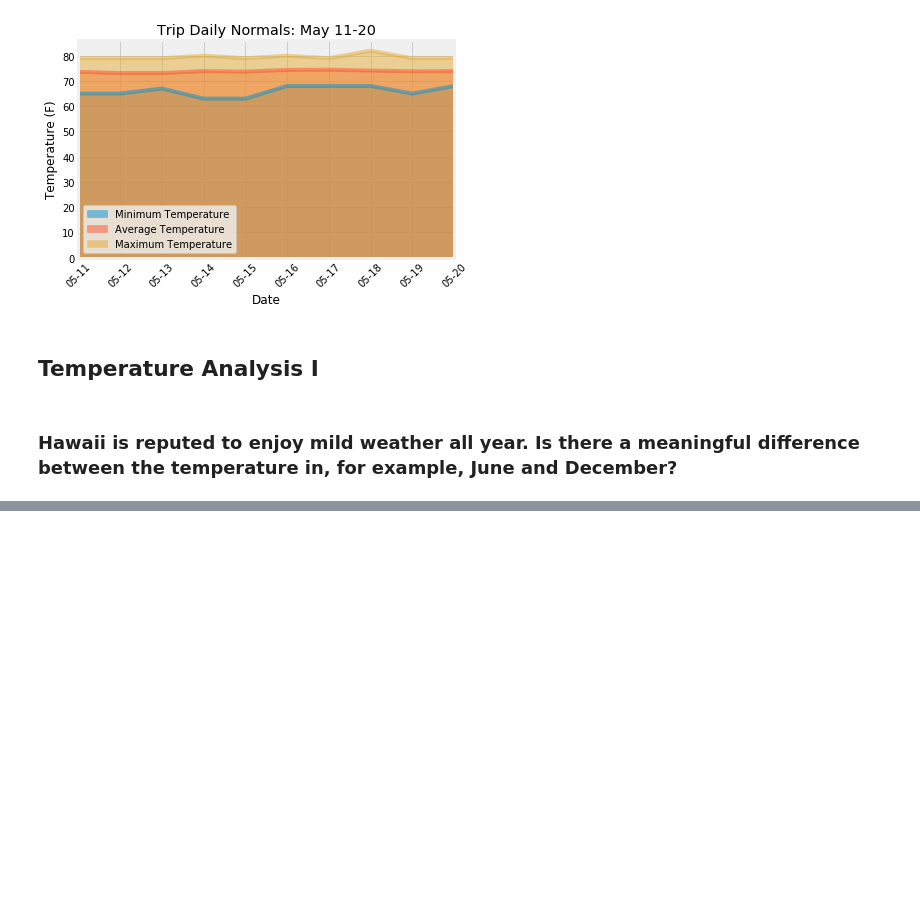
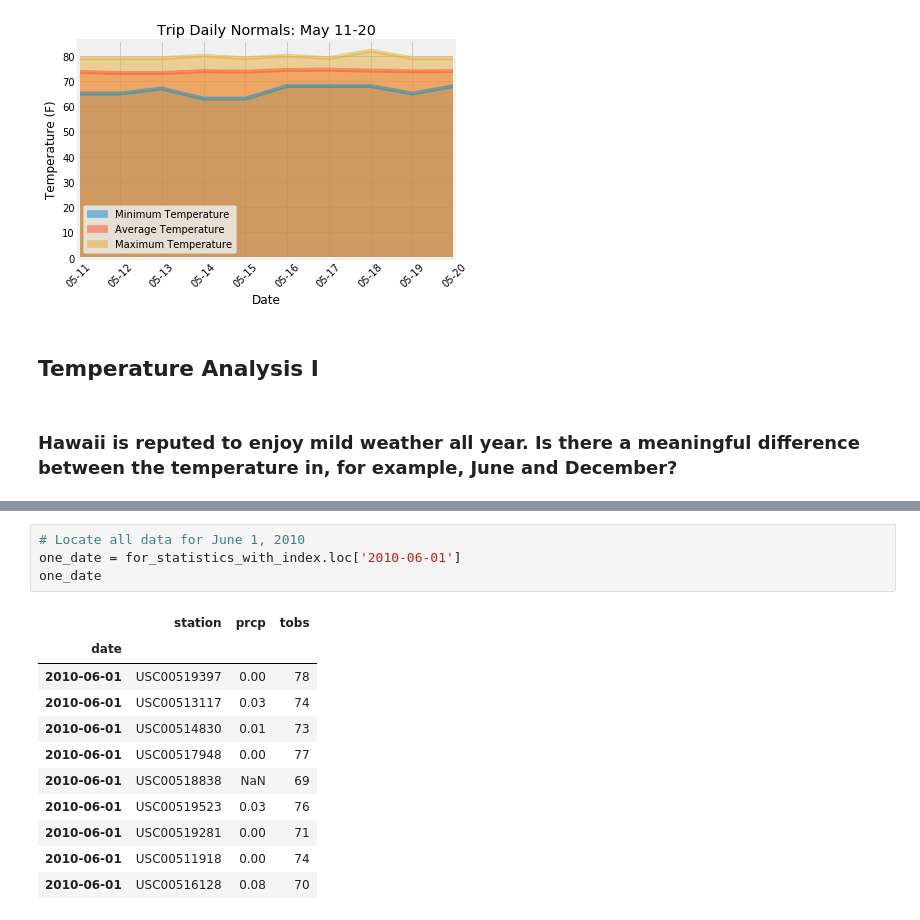
Before and after one commit to dianess/sqlalchemy-challenge, a Jupyter notebook: climate - Diane.ipynb, the cells around one changed output, grey strips where cells are left out. Cells and saved outputs as stored; diff of their text form; blank space fills up the shorter version.

```diff
--- a/climate - Diane.ipynb
+++ b/climate - Diane.ipynb
@@ -784,0 +845,16 @@ daily_average('12-01','12-31')
+# %%
+# Locate all data for June 1, 2010
+one_date = for_statistics_with_index.loc['2010-06-01']
+one_date
+# %% [output]
+|  | station | prcp | tobs |
+| date |  |  |  |
+| 2010-06-01 | USC00519397 | 0.00 | 78 |
+| 2010-06-01 | USC00513117 | 0.03 | 74 |
+| 2010-06-01 | USC00514830 | 0.01 | 73 |
+| 2010-06-01 | USC00517948 | 0.00 | 77 |
+| 2010-06-01 | USC00518838 | NaN | 69 |
+| 2010-06-01 | USC00519523 | 0.03 | 76 |
+| 2010-06-01 | USC00519281 | 0.00 | 71 |
+| 2010-06-01 | USC00511918 | 0.00 | 74 |
+| 2010-06-01 | USC00516128 | 0.08 | 70 |
```
Also changed, not shown: parts of 29 cells of this notebook.
